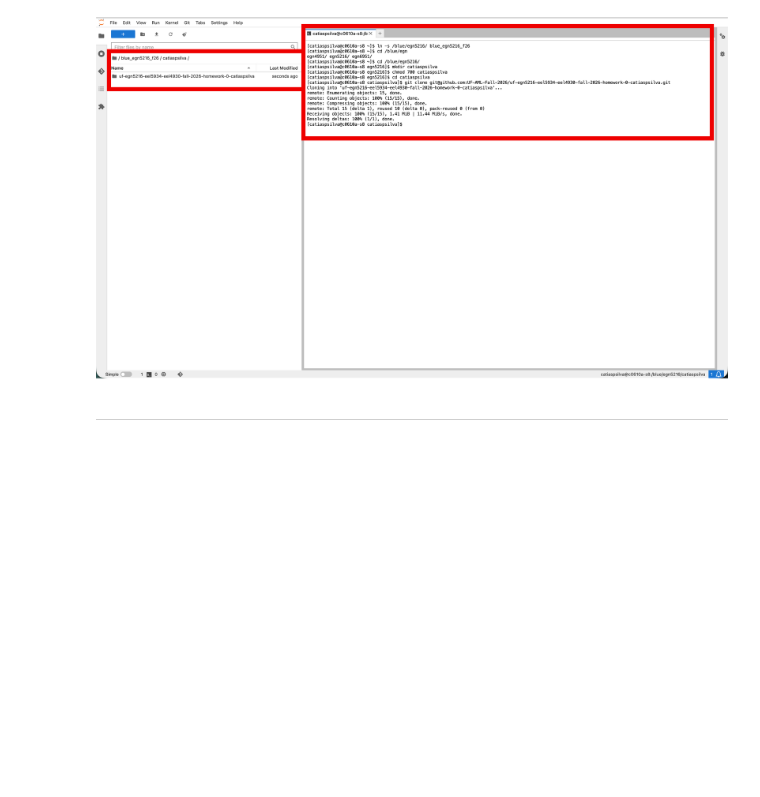
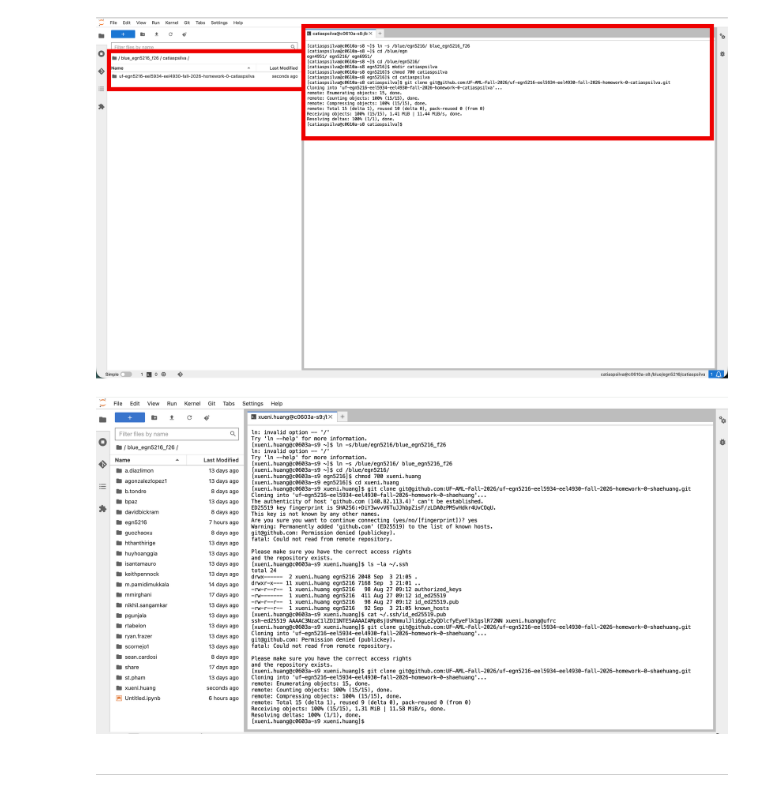
Before and after one commit to ShaeHuang/uf-egn5216-eel5934-eel4930-fall-2026-homework-0-shaehuang-main, a Jupyter notebook: Homework 0 Part 2.ipynb, the cells around one changed output. Saved outputs shown, nothing was run; the diff lists cells and outputs as text; code cells hidden in the pictures; blank space fills up the shorter version.

```diff
--- a/Homework 0 Part 2.ipynb
+++ b/Homework 0 Part 2.ipynb
@@ -133,6 +276,11 @@ Image('figures/chmod700.png', width=900)
 Image('figures/cloning_repo.png', width=900)
 # %% [output]
 [figure]
+# %%
+from IPython.display import Image
+Image('figures/4.png', width=900)
+# %% [output]
+[figure, added]
 # %% [markdown]
 ---
 # %% [markdown]
```
Also changed, not shown: parts of 20 cells of this notebook, 1 other file.
